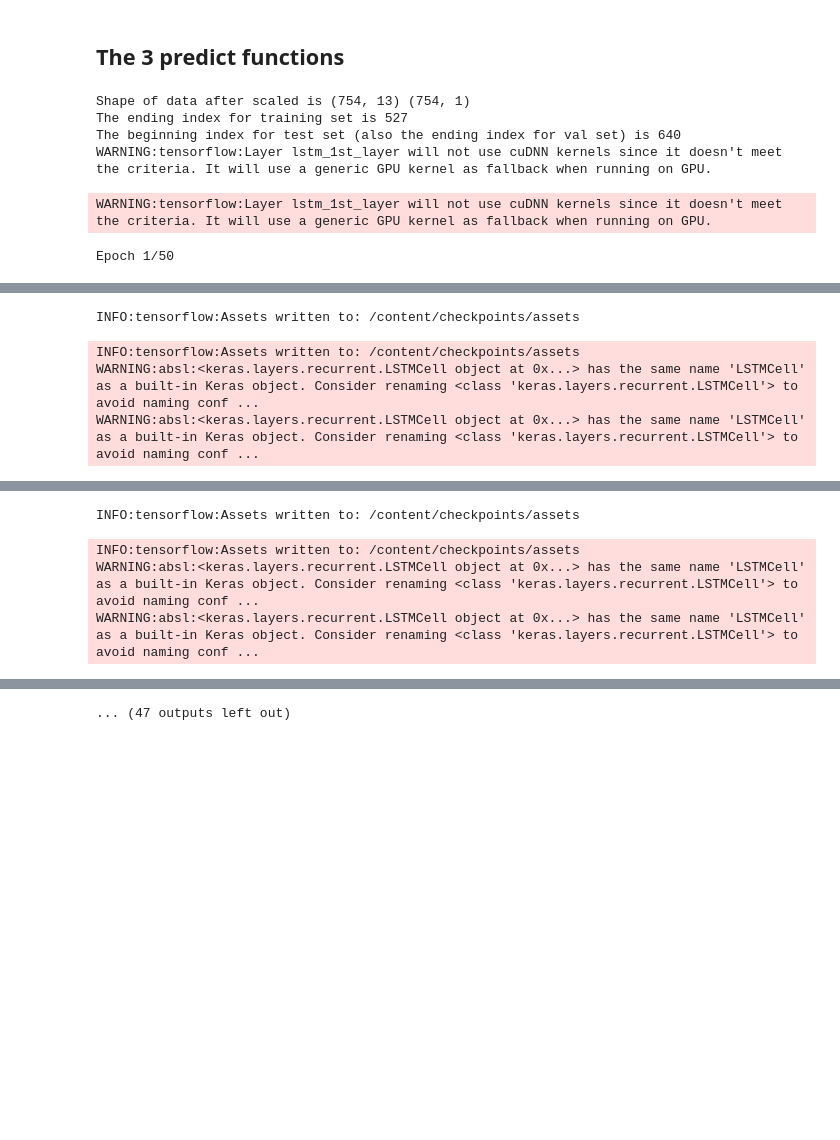
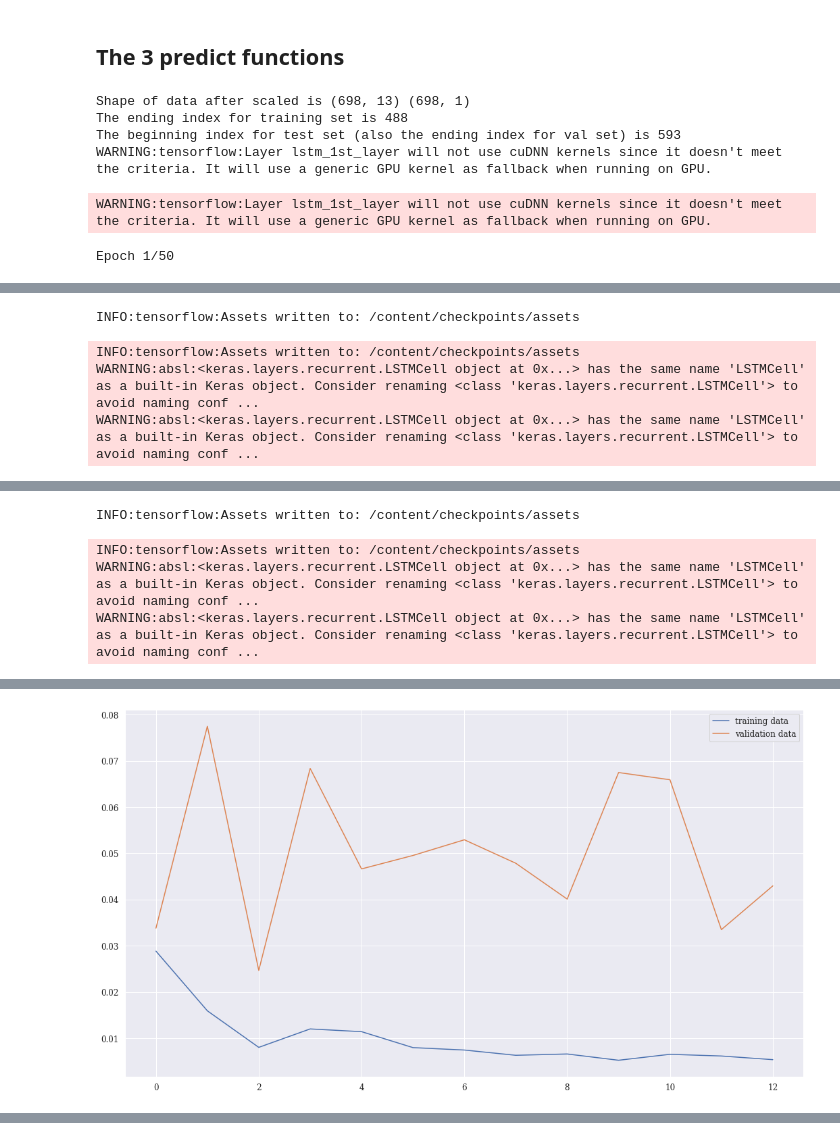
Before and after one commit to lamtrinh259/crypto_backend, a Jupyter notebook: notebooks/crypto_forecasting_final_project.ipynb, the cells around one changed output, grey strips where cells are left out. Saved outputs shown, nothing was run; the diff lists cells and outputs as text; code cells hidden in the pictures; blank space fills up the shorter version.

```diff
--- a/notebooks/crypto_forecasting_final_project.ipynb
+++ b/notebooks/crypto_forecasting_final_project.ipynb
@@ -442,5 +443,5 @@ def daily_data(df,step=1):
     df_sampled.interpolate(inplace=True)
     return df_sampled
 
-BTC_day = daily_data(BTC)
-BTC_day
+# BTC_day = daily_data(BTC)
+# BTC_day
@@ -1958,7 +1648,8 @@ def organize_data(df):
 ## The 3 predict functions
 # %%
 # Variables to change
-crypto = 'BTC'
+crypto = 'ETH'
+forecast_objective = 'low'
 seq_len = 30
 batch_size = 32
 # %%
@@ -2007,8 +1698,9 @@ def preprocessing_LSTM_data_and_get_generators(X, y):
   test_generator = TimeseriesGenerator(X_scaled, y_scaled, length=seq_len, batch_size=batch_size, start_index = index_85pct)
   return train_generator, val_generator, test_generator, index_70pct, index_85pct, scaler_X, scaler_y
 
-def init_and_compile_model():
+def init_and_compile_model(X):
   """ Initialize and compile the LSTM model with Adam optimizer"""
+  n_features = X.shape[1]
   model = Sequential()
   model.add(LSTM(name='lstm_1st_layer', units=128, return_sequences=True, activation='relu', input_shape=(seq_len, n_features)))
   model.add(LSTM(name='lstm_2nd_layer', units=64, activation='tanh'))
@@ -2077,19 +1769,17 @@ def plot_LSTM_final_results(df_plot, crypto):
   plt.title(f'Actual and predicted prices of {crypto} in USD')
   plt.show()
 # %%
-# For testing
-X, y = get_LSTM_data_with_objective('ETH', 'close')
+# For testing and saving model
+X, y = get_LSTM_data_with_objective(crypto, forecast_objective)
 train_gen, val_gen, test_gen, index_70pct, index_85pct, scaler_X, scaler_y = preprocessing_LSTM_data_and_get_generators(X, y)
-model_api = init_and_compile_model()
-model_api = fit_LSTM_model(model_api, train_gen, val_gen)
-# Save model to a folder
-model_api.save(f'{current_path}/close_model')
-df_api_plot = LSTM_predict_with_generator(model_api, X, y, scaler_X, scaler_y, index_70pct, index_85pct, test_gen)
-plot_final_results(df_api_plot, 'ETH')
+model = init_and_compile_model(X)
+model = fit_LSTM_model(model, train_gen, val_gen)
+df_plot = LSTM_predict_with_generator(model, X, y, scaler_X, scaler_y, index_70pct, index_85pct, test_gen)
+plot_LSTM_final_results(df_plot, crypto)
 # %% [output]
-Shape of data after scaled is (754, 13) (754, 1)
-The ending index for training set is 527
-The beginning index for test set (also the ending index for val set) is 640
+Shape of data after scaled is (698, 13) (698, 1)
+The ending index for training set is 488
+The beginning index for test set (also the ending index for val set) is 593
 WARNING:tensorflow:Layer lstm_1st_layer will not use cuDNN kernels since it doesn't meet the criteria. It will use a generic GPU kernel as fallback when running on GPU.
 WARNING:tensorflow:Layer lstm_1st_layer will not use cuDNN kernels since it doesn't meet the criteria. It will use a generic GPU kernel as fallback when running on GPU.
 Epoch 1/50
@@ -2111,0 +1817 @@ Epoch 4/50
+[figure, added]
@@ -2113 +1818,0 @@ WARNING:absl:Found untraced functions such as lstm_cell_46_layer_call_fn, lstm_c
-... (47 outputs left out)
```
Also changed, not shown: parts of 40 cells of this notebook, 1 other file.
